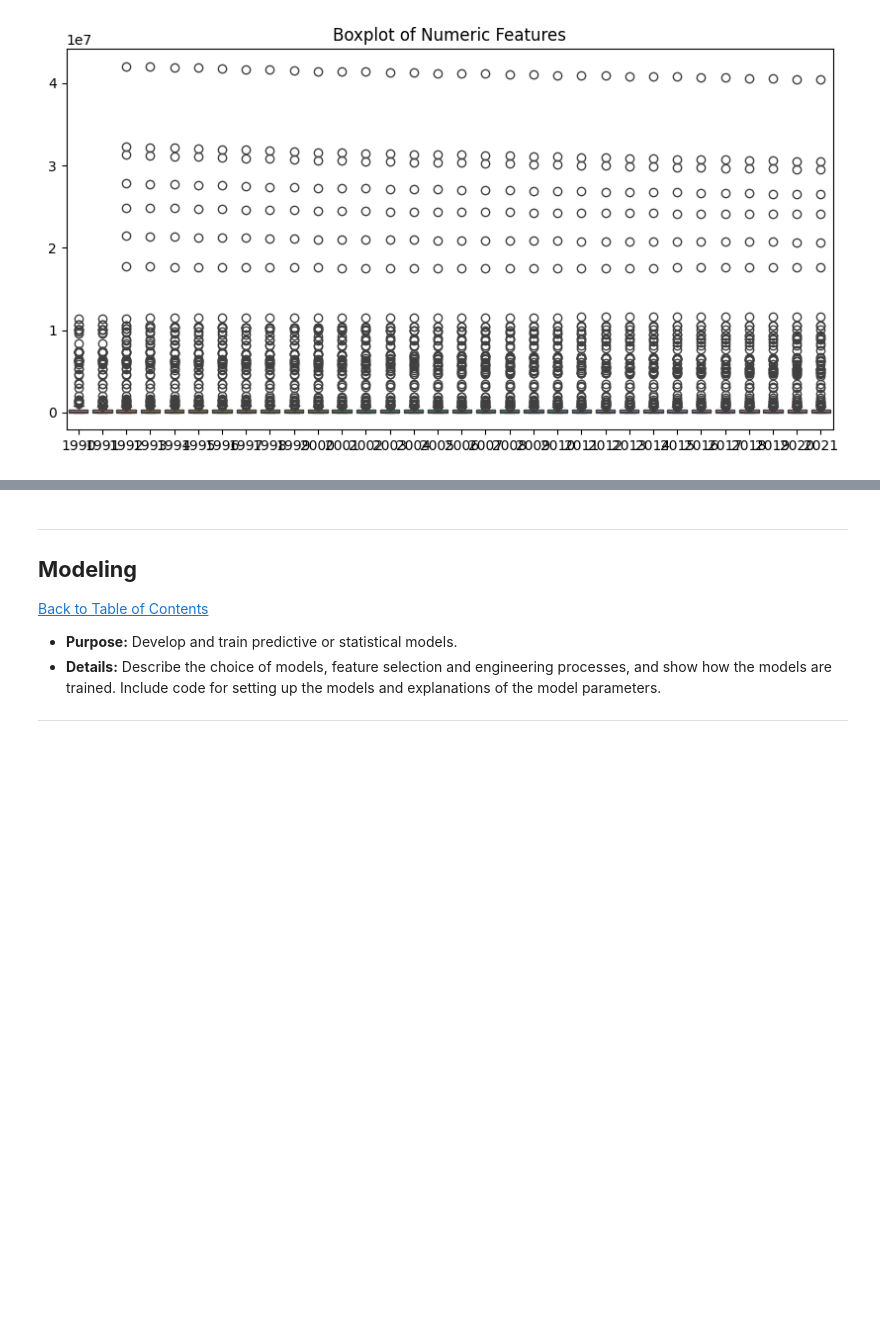
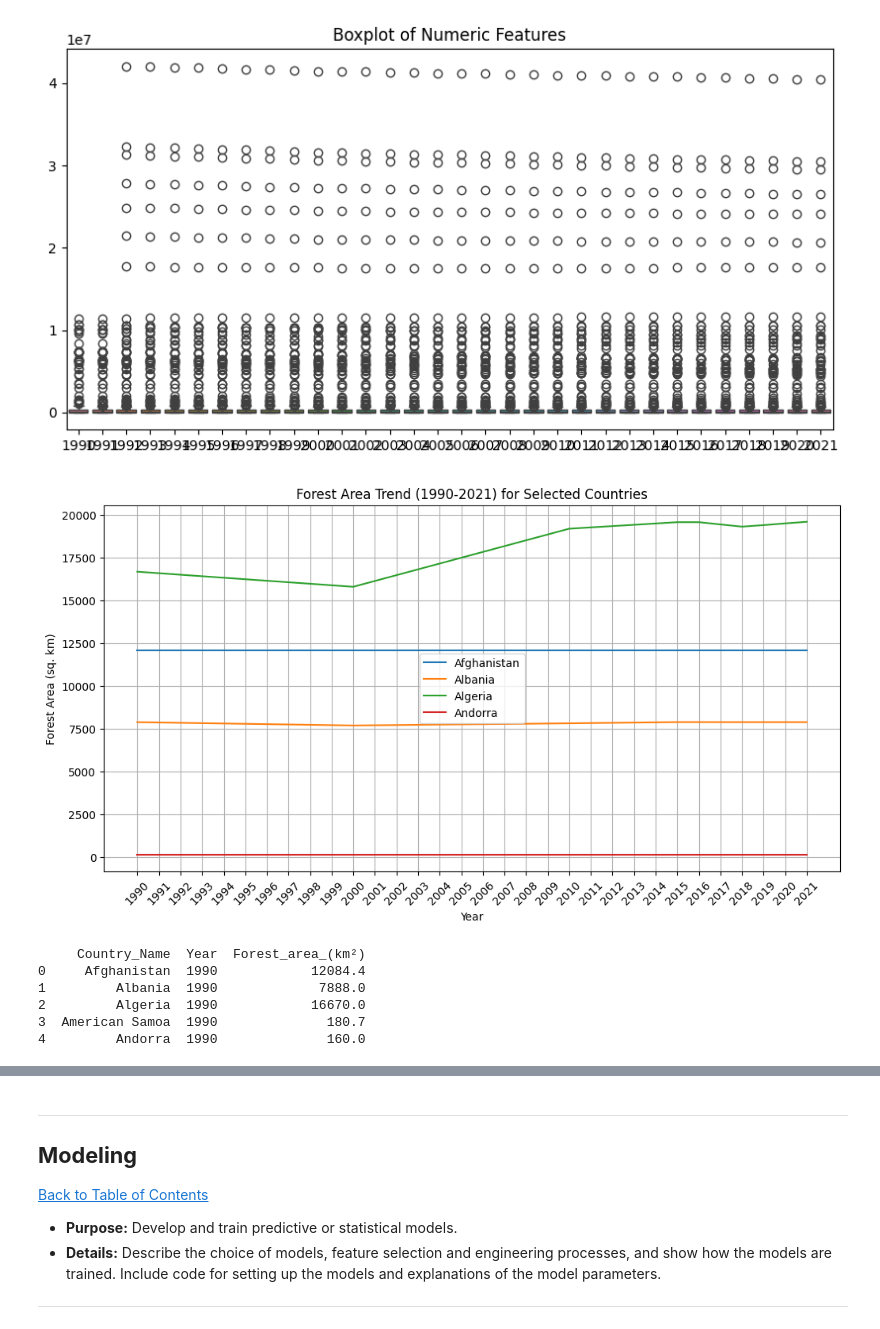
Before and after one commit to Ntembeko-Ngwane/QCTO-Workplace_Module_Global_Deforestation, a Jupyter notebook: QCTO---Global_Deforestation-Notebook.ipynb, the cells around one changed output, grey strips where cells are left out. Saved outputs shown, nothing was run; the diff lists cells and outputs as text; code cells hidden in the pictures; blank space fills up the shorter version.

Commit message:
Analysis

```diff
--- a/QCTO---Global_Deforestation-Notebook.ipynb
+++ b/QCTO---Global_Deforestation-Notebook.ipynb
@@ -255,3 +280,9 @@ plt.title('Boxplot of Numeric Features')
 plt.show()
 # %% [output]
 [figure]
+# %%
+df_cleaned.columns = df_cleaned.columns.str.strip()
+# %%
+# Rename 'Country Name' to 'Country'
+df_cleaned.rename(columns={'Country Name': 'Country_Name'}, inplace=True)
+df_cleaned.rename(columns={'Country Code': 'Country_Code'}, inplace=True)
@@ -257,0 +292,45 @@ plt.show()
+# %%
+# Select a few countries for trend analysis (e.g., Afghanistan, Algeria, Albania, Andorra)
+selected_countries = ['Afghanistan', 'Albania', 'Algeria', 'Andorra']
+
+# Subset data for the selected countries
+data_subset = df_cleaned[df_cleaned['Country_Name'].isin(selected_countries)].set_index('Country_Name')
+
+# Transpose the data to have years as rows for easier plotting
+data_trend = data_subset.loc[:, '1990':'2021'].T
+
+plt.figure(figsize=(12, 6))
+for country in selected_countries:
+    plt.plot(data_trend.index, data_trend[country], label=country)
+
+plt.title('Forest Area Trend (1990-2021) for Selected Countries')
+plt.xlabel('Year')
+plt.ylabel('Forest Area (sq. km)')
+plt.legend()
+plt.xticks(rotation=45)
+plt.grid(True)
+plt.show()
+# %% [output]
+[figure, added]
+# %%
+# Use pd.melt to convert year columns into a single column
+df_long = pd.melt(df_cleaned, id_vars=['Country_Name'],
+                  value_vars=['1990', '1991', '1992', '1993', '1994', '1995', '1996',
+                              '1997', '1998', '1999', '2000', '2001', '2002', '2003',
+                              '2004', '2005', '2006', '2007', '2008', '2009', '2010',
+                              '2011', '2012', '2013', '2014', '2015', '2016', '2017',
+                              '2018', '2019', '2020', '2021'],
+                  var_name='Year', value_name='Forest_area_(km²)')
+
+# Converting the Year column to numeric type
+df_long['Year'] = pd.to_numeric(df_long['Year'])
+
+# Display the transformed data
+print(df_long.head())
+# %% [output]
+     Country_Name  Year  Forest_area_(km²)
+0     Afghanistan  1990            12084.4
+1         Albania  1990             7888.0
+2         Algeria  1990            16670.0
+3  American Samoa  1990              180.7
+4         Andorra  1990              160.0
```
Also changed, not shown: parts of 6 cells of this notebook.
